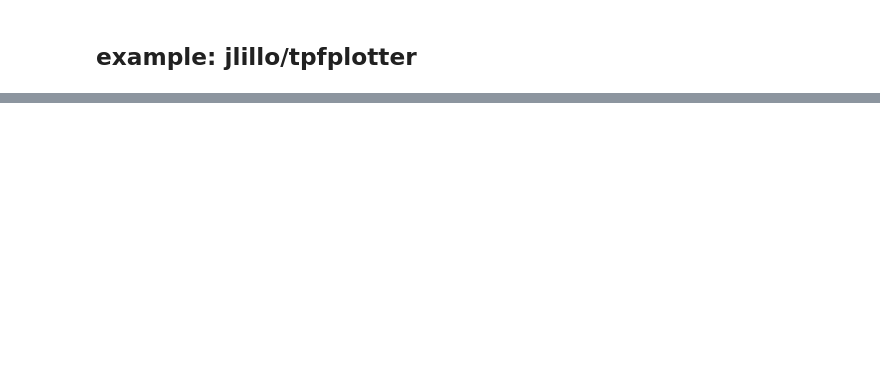
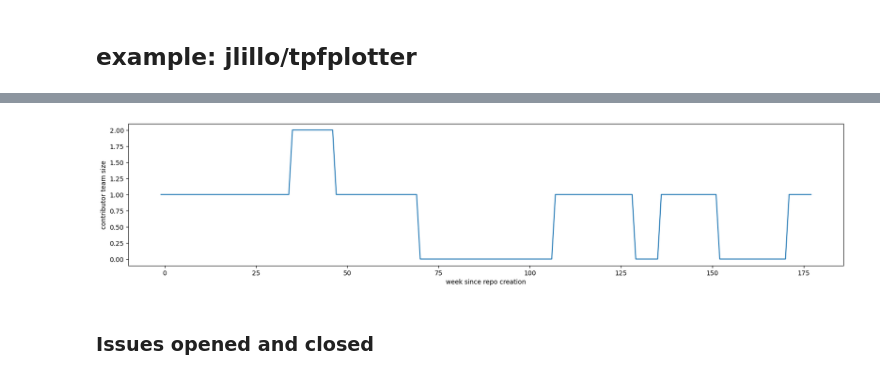
Before and after one commit to softwaresaved/rse-repo-analysis, a Jupyter notebook: analysis/github.ipynb, the cells around one changed output, grey strips where cells are left out. Cells and saved outputs as stored; diff of their text form; code cells hidden in the pictures; blank space fills up the shorter version.

```diff
--- a/analysis/github.ipynb
+++ b/analysis/github.ipynb
@@ -464,0 +438,4 @@ TODO: change x labelling to no of weeks since creation, not dates. Maybe do this
+# %%
+windowed_commits = windowed_commits.droplevel(0)
+# %%
+team_df["windowed_commits"] = windowed_commits
@@ -464,0 +458,2 @@ TODO: change x labelling to no of weeks since creation, not dates. Maybe do this
+# %%
+team_df["is_team_member"] = team_df.windowed_commits > 0
@@ -464,0 +476,13 @@ TODO: change x labelling to no of weeks since creation, not dates. Maybe do this
+# %%
+team_size = team_df.groupby(["week_since_repo_creation"]).is_team_member.value_counts()[:,True].reindex(team_df.week_since_repo_creation.unique(), fill_value=0)
+# %%
+team_size.plot(
+    figsize=(20, 4),
+    xlabel="week since repo creation",
+    ylabel="contributor team size",
+)
+plt.show()
+# %% [output]
+[figure, added]
+# %% [markdown]
+### Issues opened and closed
```
Also changed, not shown: parts of 32 cells of this notebook, 3 other files.
